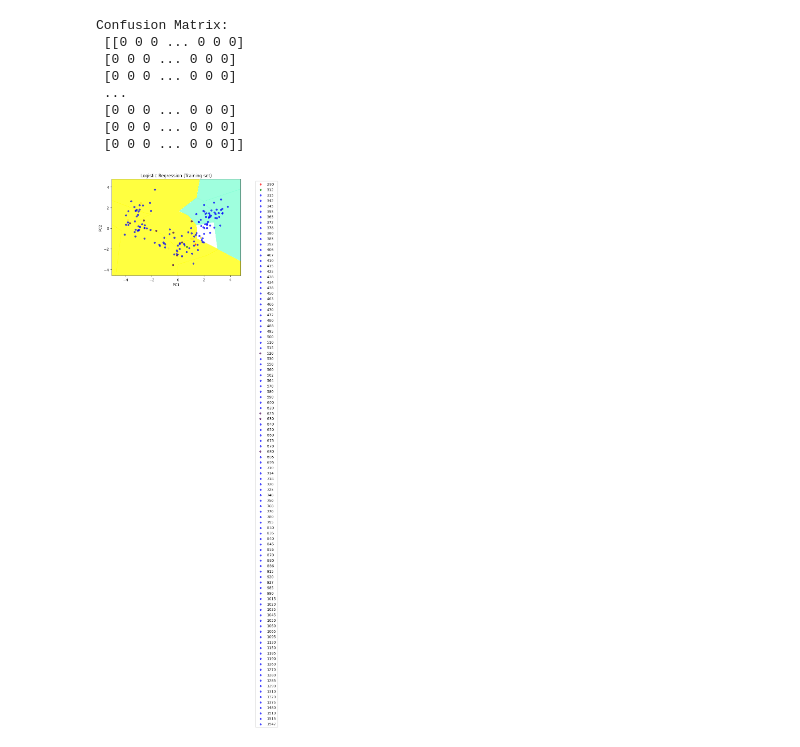
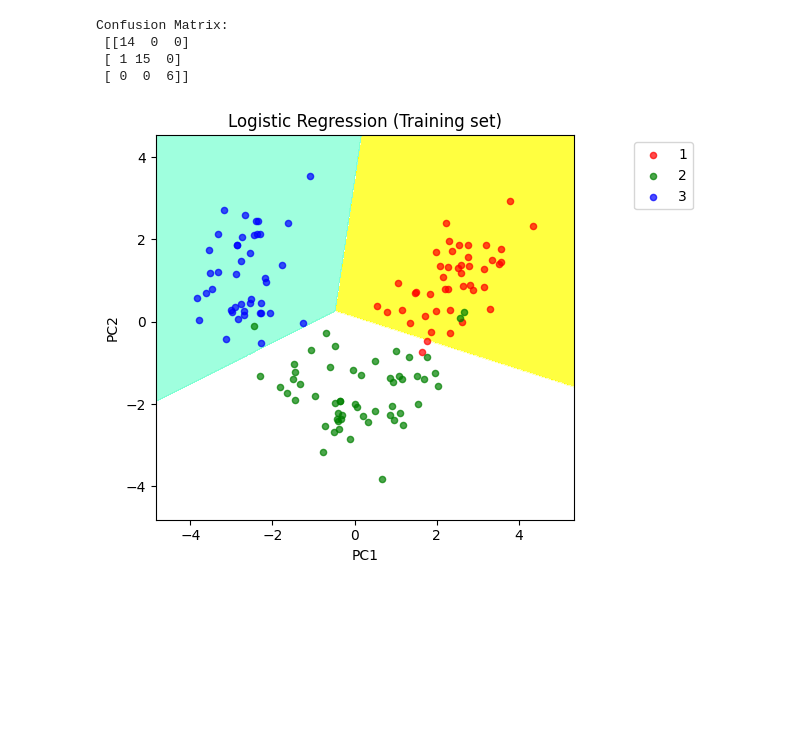
Before and after one commit to rohan604037/ML-lab, a Jupyter notebook: lab10/10b.ipynb, the cells around one changed output. Saved outputs shown, nothing was run; the diff lists cells and outputs as text; code cells hidden in the pictures; blank space fills up the shorter version.

```diff
--- a/lab10/10b.ipynb
+++ b/lab10/10b.ipynb
@@ -10,8 +10,10 @@ import pandas as pd
 dataset = pd.read_csv('wine.csv')
 
 # Features (X) and target (y)
-X = dataset.iloc[:, 0:13].values
-y = dataset.iloc[:, 13].values
+# Correcting X to be all columns except the first (class label)
+# Correcting y to be the first column (class label)
+X = dataset.iloc[:, 1:].values
+y = dataset.iloc[:, 0].values
 
 # Splitting into Training and Testing sets
 from sklearn.model_selection import train_test_split
@@ -60,39 +62,35 @@ X1, X2 = np.meshgrid(
 
 plt.contourf(
     X1, X2,
     classifier.predict(np.array([X1.ravel(), X2.ravel()]).T).reshape(X1.shape),
     alpha=0.75,
     cmap=ListedColormap(('yellow', 'white', 'aquamarine'))
 )
 
 plt.xlim(X1.min(), X1.max())
 plt.ylim(X2.min(), X2.max())
 
 for i, j in enumerate(np.unique(y_set)):
     plt.scatter(
         X_set[y_set == j, 0],
         X_set[y_set == j, 1],
-        c=ListedColormap(('red', 'green', 'blue'))(i),
+        color=ListedColormap(('red', 'green', 'blue'))(i), # Changed 'c' to 'color'
         label=j,
         s=20,
         alpha=0.7
     )
 
 plt.title('Logistic Regression (Training set)')
 plt.xlabel('PC1')
 plt.ylabel('PC2')
 
 plt.legend(loc='upper right', bbox_to_anchor=(1.3, 1))
 plt.tight_layout()
 
 plt.show()
 # %% [output]
 Confusion Matrix:
- [[0 0 0 ... 0 0 0]
- [0 0 0 ... 0 0 0]
- [0 0 0 ... 0 0 0]
- ...
- [0 0 0 ... 0 0 0]
- [0 0 0 ... 0 0 0]
- [0 0 0 ... 0 0 0]]
+ [[14  0  0]
+ [ 1 15  0]
+ [ 0  0  6]]
-[figure, old version]
+[figure, new version]
```
